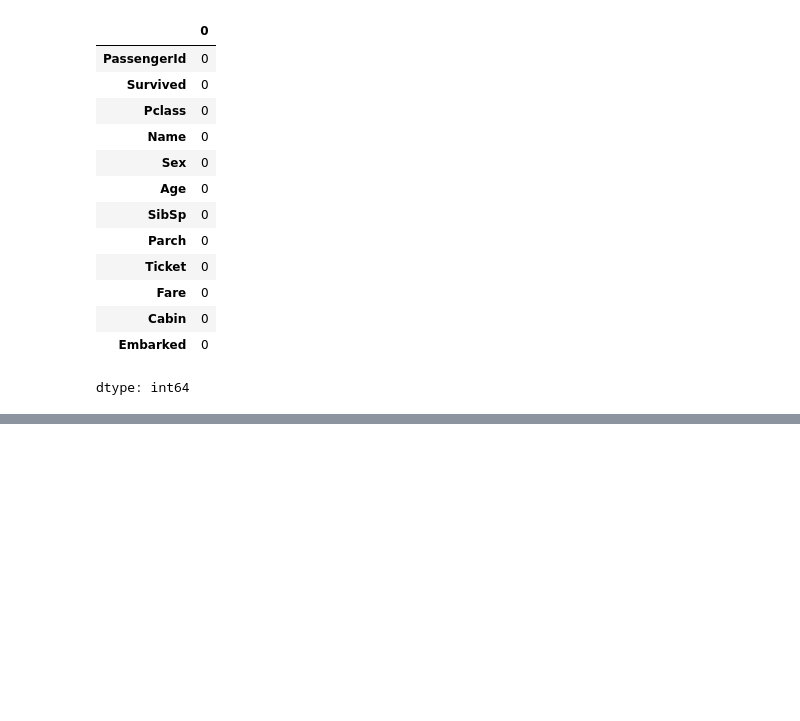
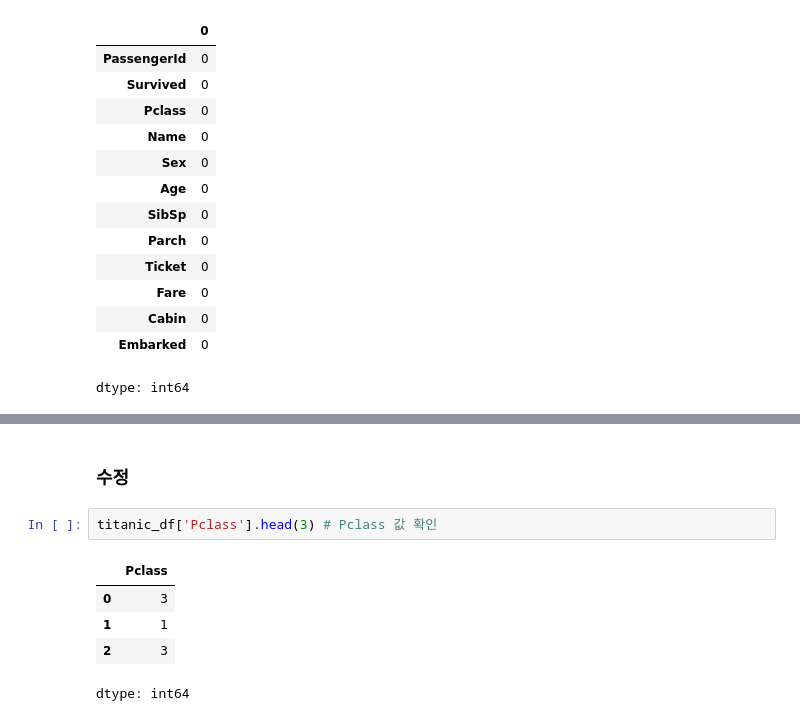
Before and after one commit to SuuuHyeon/machine-learning, a Jupyter notebook: machine_learning_study.ipynb, the cells around one changed output, grey strips where cells are left out. Saved outputs shown, nothing was run; the diff lists cells and outputs as text; blank space fills up the shorter version.

```diff
--- a/machine_learning_study.ipynb
+++ b/machine_learning_study.ipynb
@@ -336,0 +358,10 @@ dtype: int64
+# %% [markdown]
+### 수정
+# %%
+titanic_df['Pclass'].head(3) # Pclass 값 확인
+# %% [output]
+|  | Pclass |
+| 0 | 3 |
+| 1 | 1 |
+| 2 | 3 |
+dtype: int64
```
Also changed, not shown: parts of 9 cells of this notebook.
